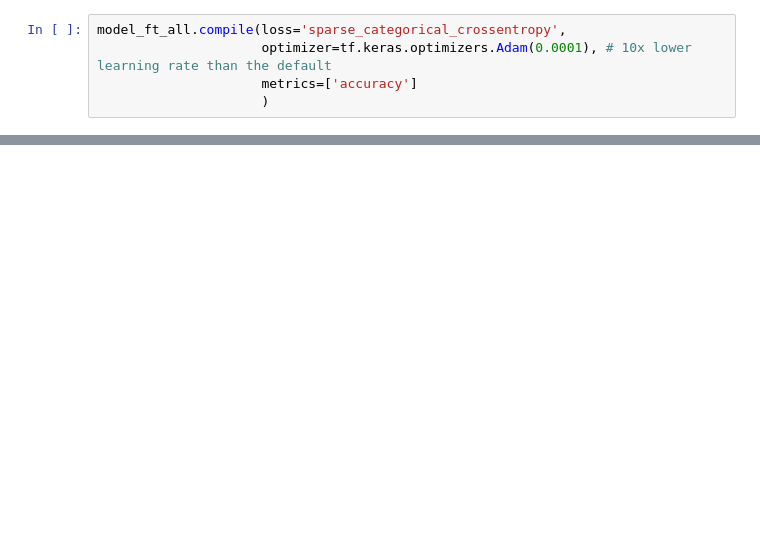
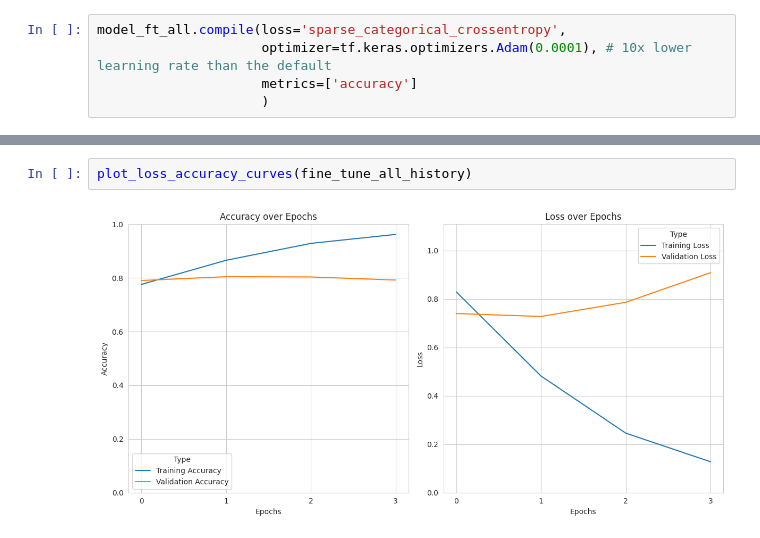
Before and after one commit to konstantinosmpouros/Jupyter_notebook, a Jupyter notebook: Food Vision 101/The food vision 101 project.ipynb, the cells around one changed output, grey strips where cells are left out. Drawn from its saved outputs; the diff is of its cells as text; blank space fills up the shorter version.

```diff
--- a/Food Vision 101/The food vision 101 project.ipynb
+++ b/Food Vision 101/The food vision 101 project.ipynb
@@ -893,0 +973,4 @@ Epoch 4: ReduceLROnPlateau reducing learning rate to 1.9999999494757503e-05.
+# %%
+plot_loss_accuracy_curves(fine_tune_all_history)
+# %% [output]
+[figure, added]
```
Also changed, not shown: parts of 62 cells of this notebook, 14 other files.
